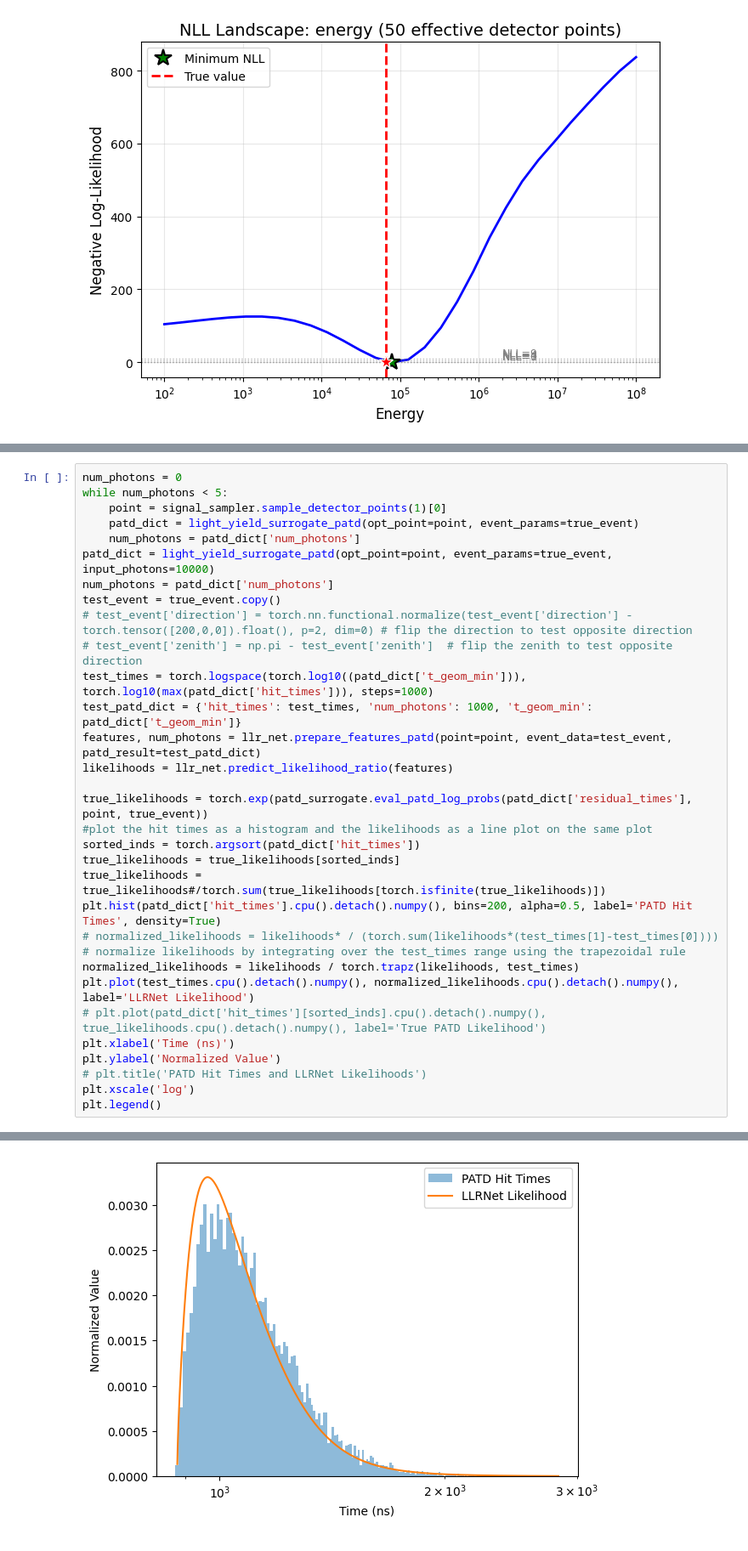
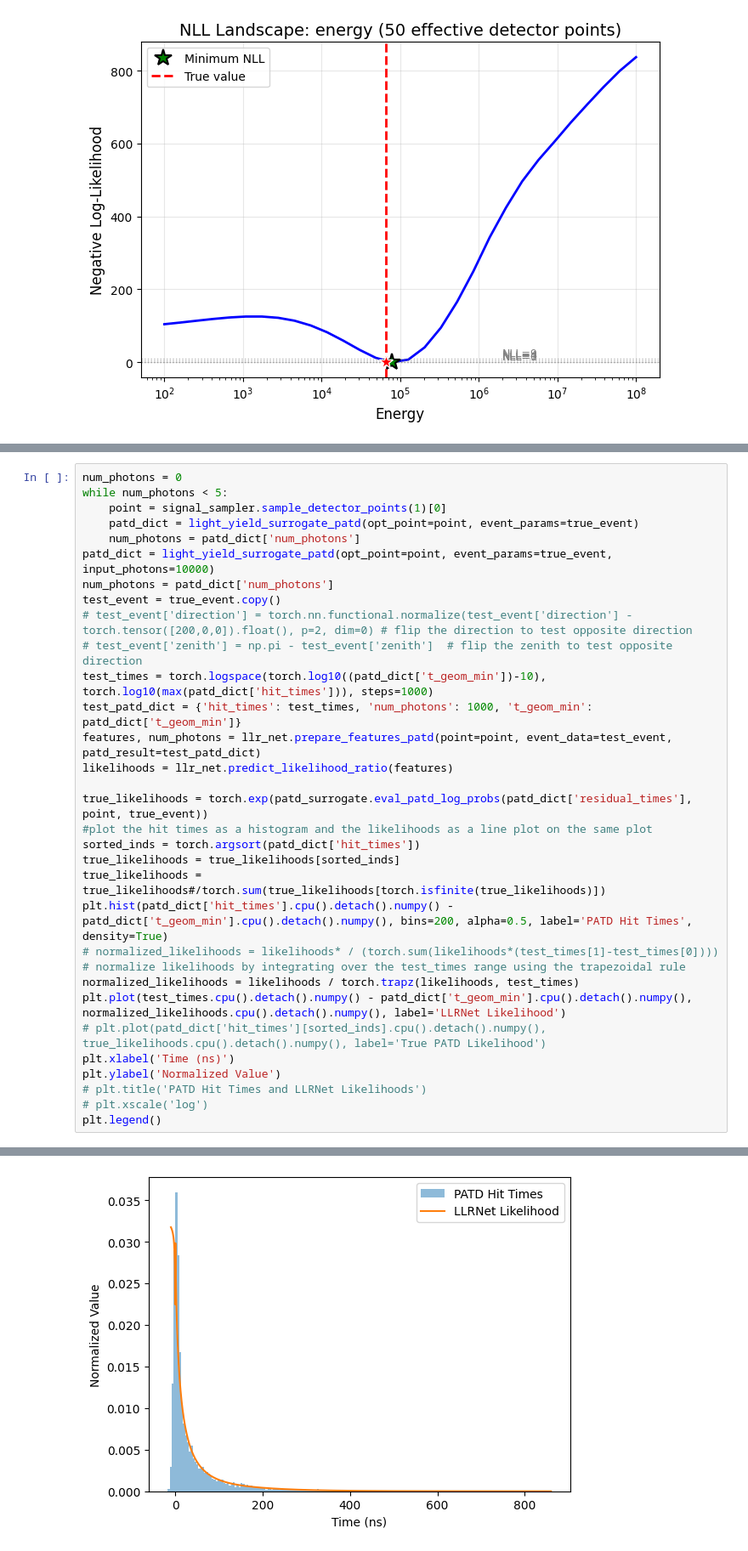
Before and after one commit to kristiantcho/nugget, a Jupyter notebook: nugget/examples/llr_testing.ipynb, the cells around one changed output, grey strips where cells are left out. Shown at 85% size. Cells and saved outputs as stored; diff of their text form.

```diff
--- a/nugget/examples/llr_testing.ipynb
+++ b/nugget/examples/llr_testing.ipynb
@@ -173,38 +173,38 @@ tensor([99983.2812])
 # %%
 num_photons = 0
 while num_photons < 5:
     point = signal_sampler.sample_detector_points(1)[0]
     patd_dict = light_yield_surrogate_patd(opt_point=point, event_params=true_event)
     num_photons = patd_dict['num_photons']
 patd_dict = light_yield_surrogate_patd(opt_point=point, event_params=true_event, input_photons=10000)
 num_photons = patd_dict['num_photons']
 test_event = true_event.copy()
 # test_event['direction'] = torch.nn.functional.normalize(test_event['direction'] - torch.tensor([200,0,0]).float(), p=2, dim=0) # flip the direction to test opposite direction
 # test_event['zenith'] = np.pi - test_event['zenith']  # flip the zenith to test opposite direction
-test_times = torch.logspace(torch.log10((patd_dict['t_geom_min'])), torch.log10(max(patd_dict['hit_times'])), steps=1000)
+test_times = torch.logspace(torch.log10((patd_dict['t_geom_min'])-10), torch.log10(max(patd_dict['hit_times'])), steps=1000)
 test_patd_dict = {'hit_times': test_times, 'num_photons': 1000, 't_geom_min': patd_dict['t_geom_min']}
 features, num_photons = llr_net.prepare_features_patd(point=point, event_data=test_event, patd_result=test_patd_dict)
 likelihoods = llr_net.predict_likelihood_ratio(features)
 
 true_likelihoods = torch.exp(patd_surrogate.eval_patd_log_probs(patd_dict['residual_times'], point, true_event))
 #plot the hit times as a histogram and the likelihoods as a line plot on the same plot
 sorted_inds = torch.argsort(patd_dict['hit_times'])
 true_likelihoods = true_likelihoods[sorted_inds]
 true_likelihoods = true_likelihoods#/torch.sum(true_likelihoods[torch.isfinite(true_likelihoods)])
-plt.hist(patd_dict['hit_times'].cpu().detach().numpy(), bins=200, alpha=0.5, label='PATD Hit Times', density=True)
+plt.hist(patd_dict['hit_times'].cpu().detach().numpy() - patd_dict['t_geom_min'].cpu().detach().numpy(), bins=200, alpha=0.5, label='PATD Hit Times', density=True)
 # normalized_likelihoods = likelihoods* / (torch.sum(likelihoods*(test_times[1]-test_times[0])))
 # normalize likelihoods by integrating over the test_times range using the trapezoidal rule
 normalized_likelihoods = likelihoods / torch.trapz(likelihoods, test_times)
-plt.plot(test_times.cpu().detach().numpy(), normalized_likelihoods.cpu().detach().numpy(), label='LLRNet Likelihood')
+plt.plot(test_times.cpu().detach().numpy() - patd_dict['t_geom_min'].cpu().detach().numpy(), normalized_likelihoods.cpu().detach().numpy(), label='LLRNet Likelihood')
 # plt.plot(patd_dict['hit_times'][sorted_inds].cpu().detach().numpy(), true_likelihoods.cpu().detach().numpy(), label='True PATD Likelihood')
 plt.xlabel('Time (ns)')
 plt.ylabel('Normalized Value')
 # plt.title('PATD Hit Times and LLRNet Likelihoods')
-plt.xscale('log')
+# plt.xscale('log')
 plt.legend()
 # %% [output]
 <matplotlib.legend.Legend at 0x...>
-[figure, old version]
+[figure, new version]
 # %%
 def find_llr_charge_peak(llr_net, point, event_parms, *, device,
                           n_scan=64, charge_floor=1e-3, charge_ceil=1e5):
```
Also changed, not shown: parts of 1 cell of this notebook, 4 other files.
